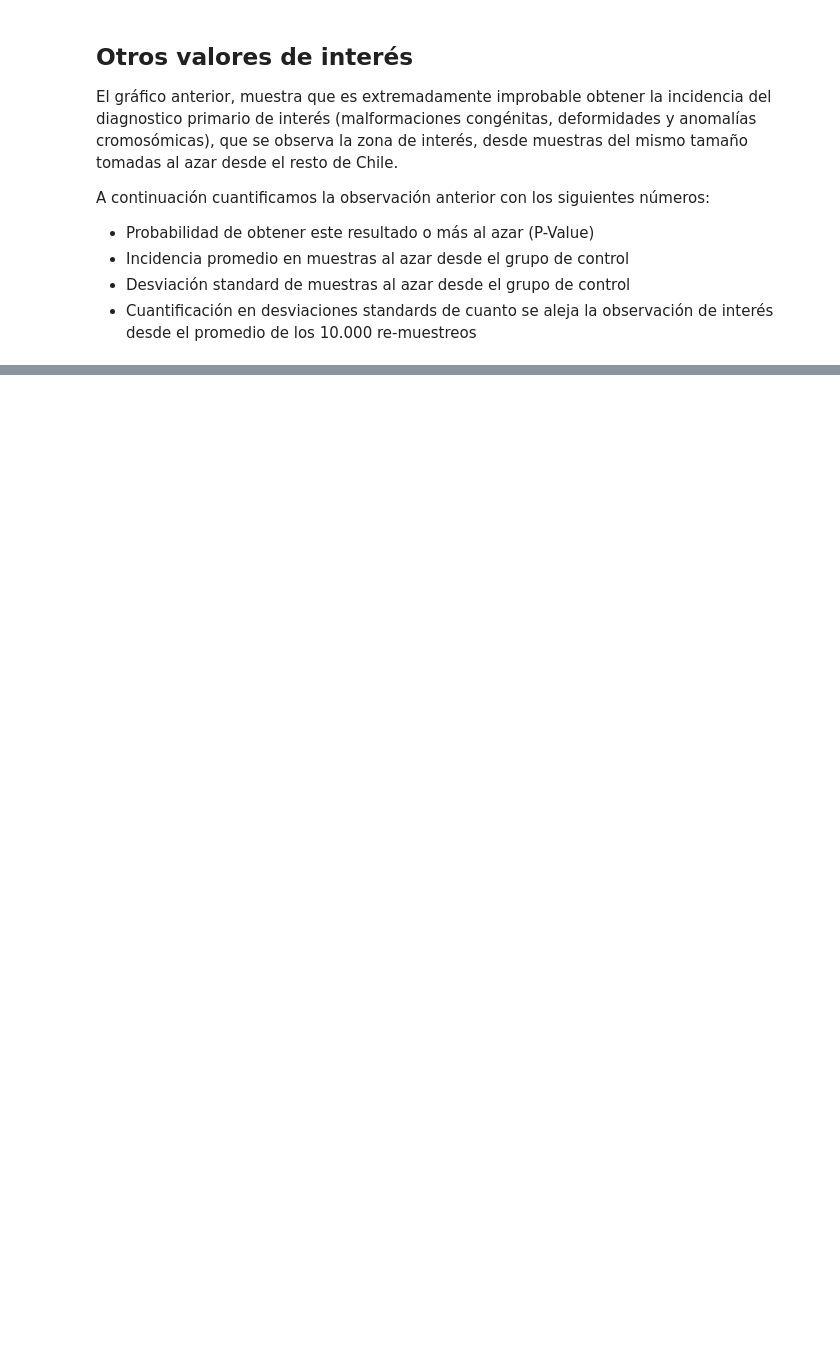
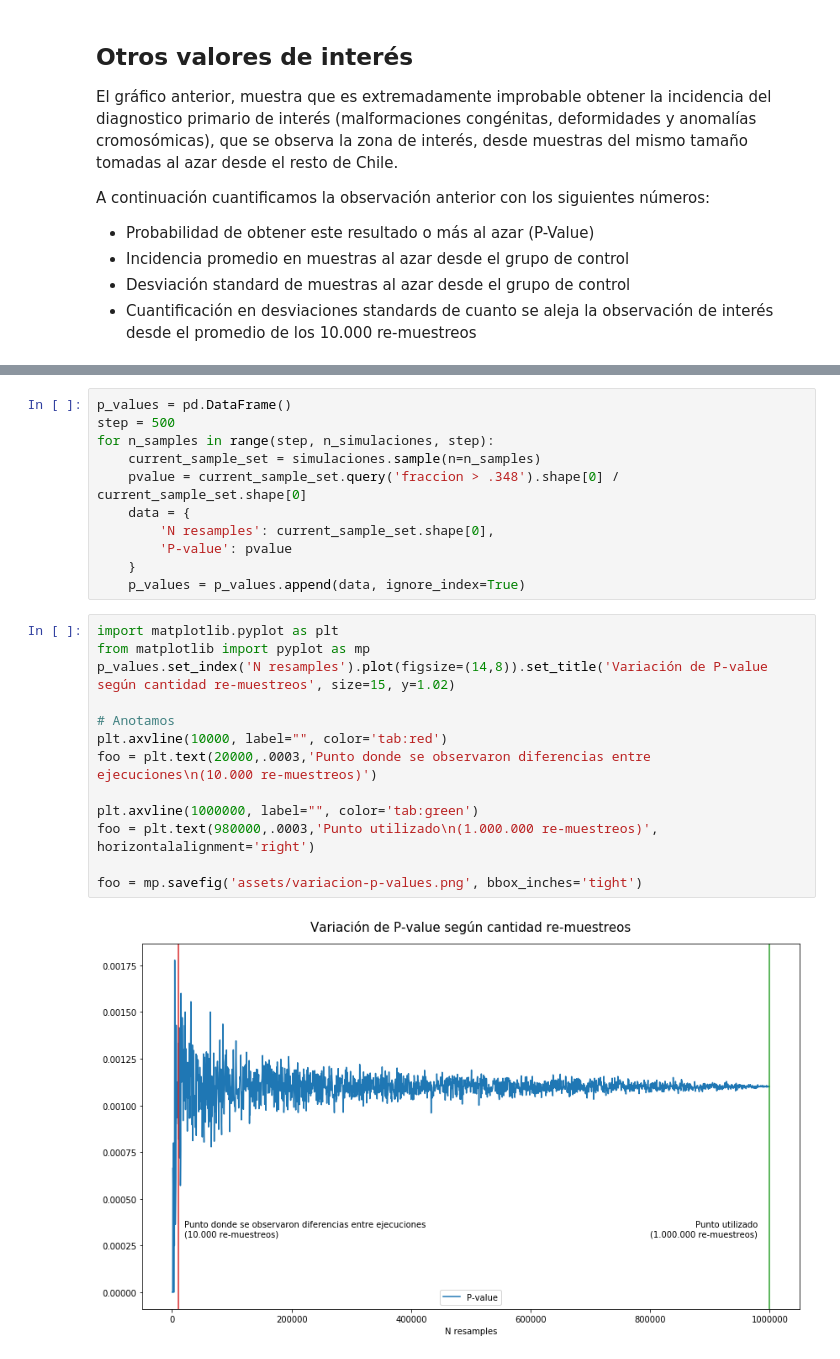
Before and after one commit to verasativa/zonacritica, a Jupyter notebook: readme.ipynb, the cells around one changed output, grey strips where cells are left out. Drawn from its saved outputs; the diff is of its cells as text; blank space fills up the shorter version.

```diff
--- a/readme.ipynb
+++ b/readme.ipynb
@@ -223,2 +203,28 @@ Distancia entre el promedio de las muestras y el grupo de interés en desviacion
+# %%
+p_values = pd.DataFrame()
+step = 500
+for n_samples in range(step, n_simulaciones, step):
+    current_sample_set = simulaciones.sample(n=n_samples)
+    pvalue = current_sample_set.query('fraccion > .348').shape[0] / current_sample_set.shape[0]
+    data = {
+        'N resamples': current_sample_set.shape[0],
+        'P-value': pvalue
+    }
+    p_values = p_values.append(data, ignore_index=True)
+# %%
+import matplotlib.pyplot as plt
+from matplotlib import pyplot as mp
+p_values.set_index('N resamples').plot(figsize=(14,8)).set_title('Variación de P-value según cantidad re-muestreos', size=15, y=1.02)
+
+# Anotamos
+plt.axvline(10000, label="", color='tab:red')
+foo = plt.text(20000,.0003,'Punto donde se observaron diferencias entre ejecuciones\n(10.000 re-muestreos)')
+
+plt.axvline(1000000, label="", color='tab:green')
+foo = plt.text(980000,.0003,'Punto utilizado\n(1.000.000 re-muestreos)', horizontalalignment='right')
+
+foo = mp.savefig('assets/variacion-p-values.png', bbox_inches='tight')
+# %% [output]
+[figure, added]
 # %% [markdown]
 ## Conclusiones
```
Also changed, not shown: parts of 11 cells of this notebook, 4 other files.
